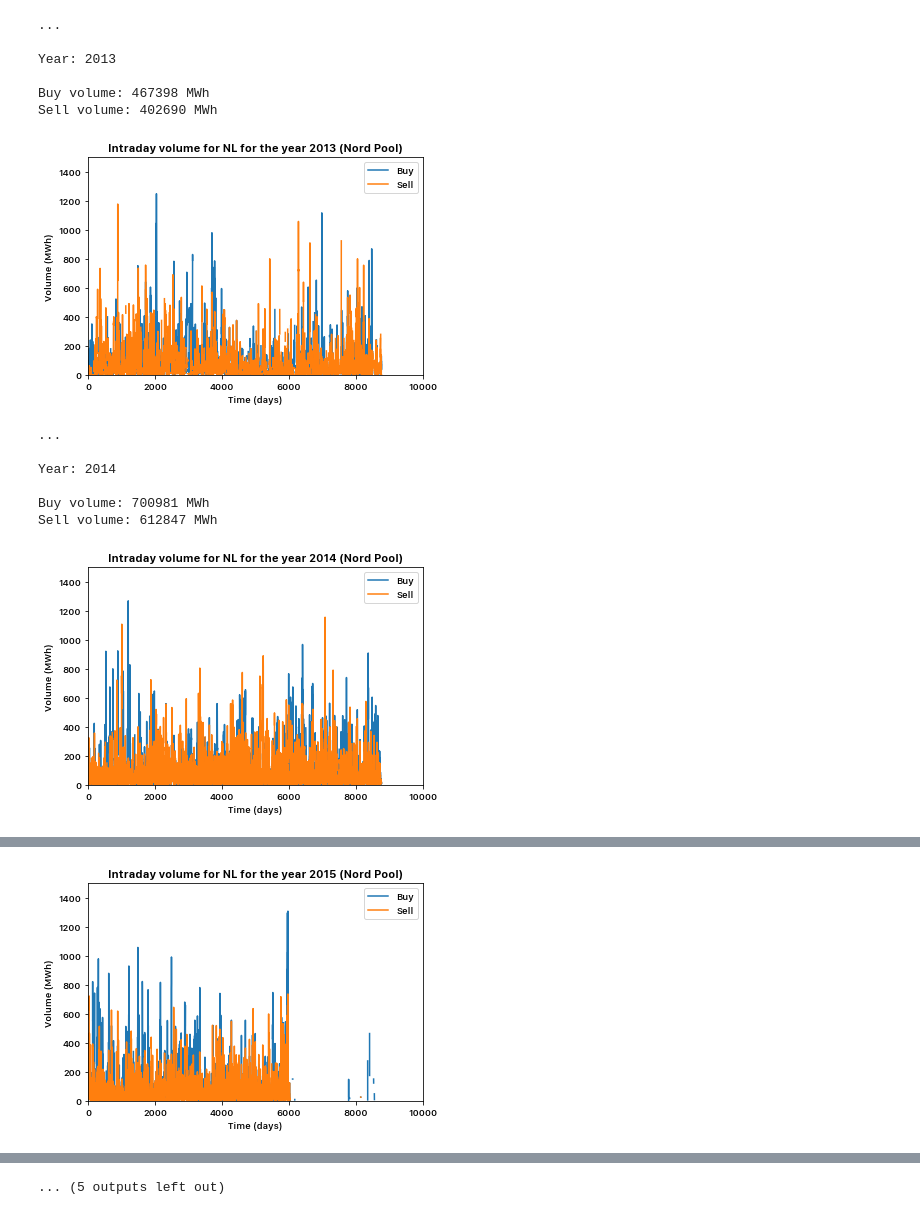
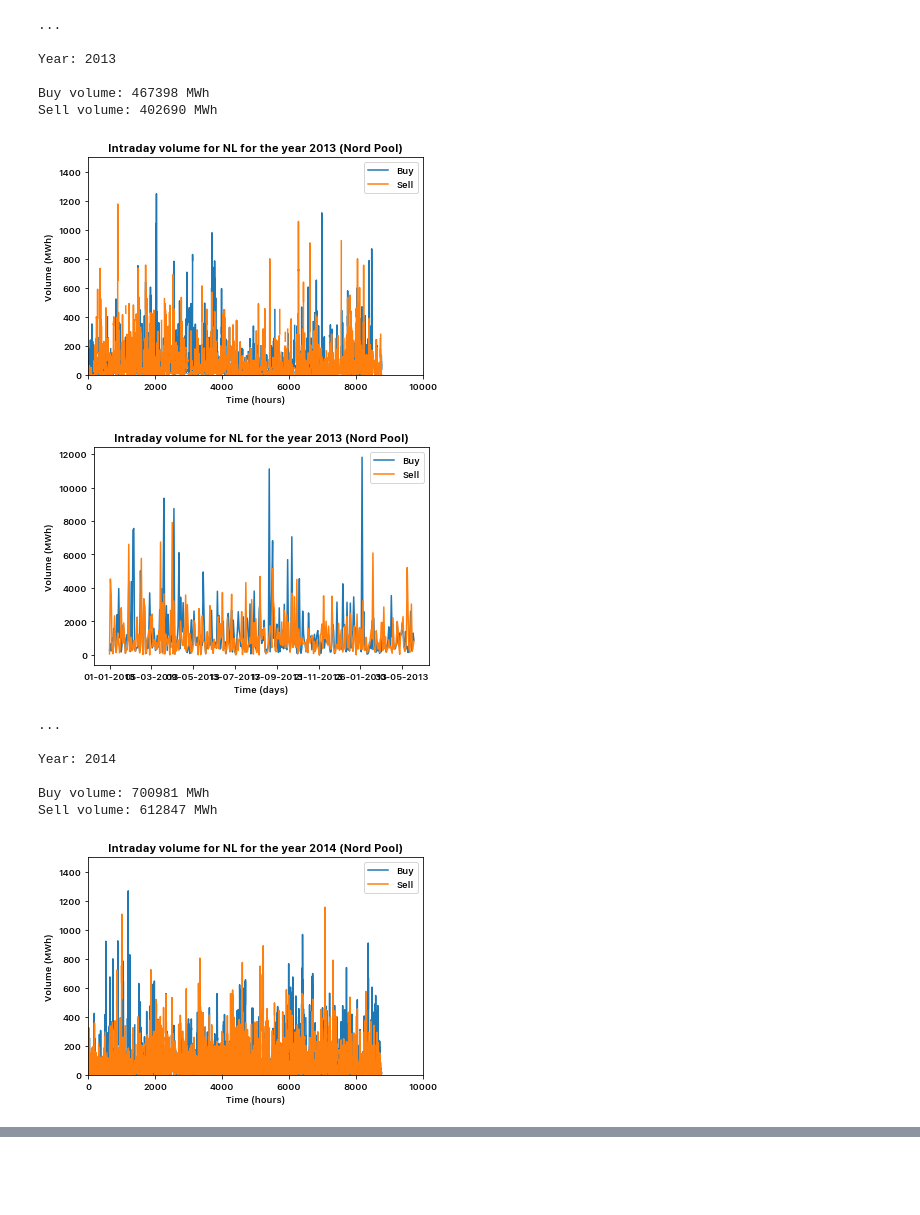
Before and after one commit to timovijn/ElectricityPriceForecasting, a Jupyter notebook: Elbas volumes/nordpool.ipynb, the cells around one changed output, grey strips where cells are left out. Saved outputs shown, nothing was run; the diff lists cells and outputs as text; code cells hidden in the pictures; blank space fills up the shorter version.

```diff
--- a/Elbas volumes/nordpool.ipynb
+++ b/Elbas volumes/nordpool.ipynb
@@ -20,13 +25,19 @@ dfo = pd.DataFrame()
 
 buy = []
 sell = []
+breaks = []
 
 for y in years:
     i = years.index(y)
     df = pd.read_html(f"./elbas-volumes_{y}_hourly.xls", header=[2,3], decimal=',', thousands='.')
     df = df[0]
-    df = df[(country)]
-    df = df.apply(pd.to_numeric, args=('coerce',))
+    df2 = df[(country)]
+    df2 = df2.apply(pd.to_numeric, args=('coerce',))
+    df2['Date'] = df.iloc[:, [0]]
+    df2['Time'] = df.iloc[:, [1]]
+    df = df2
+
+    df_group = df.groupby(['Date']).sum()
 
     buy.append(df['Buy'].sum())
     sell.append(df['Sell'].sum())
@@ -40,37 +51,47 @@ for y in years:
     print(colored(f'Sell volume: {int(round(sell[i]))} MWh', 'blue'))
     print('')
 
     df.plot(legend=True)
     plt.title(f'Intraday volume for {country} for the year {y} (Nord Pool)')
     plt.xlim(0,10000)
     plt.ylim(0, 1500)
+    plt.xlabel(r'Time (hours)')
+    plt.ylabel(r'Volume (MWh)')
+    plt.show()
+
+    df_group.plot(legend=True)
+    plt.title(f'Intraday volume for {country} for the year {y} (Nord Pool)')
+    # plt.xlim(0,50)
+    # plt.ylim(0, 1500)
     plt.xlabel(r'Time (days)')
     plt.ylabel(r'Volume (MWh)')
     plt.show()
 
     dfo = dfo.append(df, ignore_index = True)
+    breaks.append(len(dfo))
 
 print('')
 print(colored('...','white'))
 print('')
 print(colored(f'Period: {years[0]}–{years[-1]}', 'blue'))
 print(colored(f'Buy volume: {int(round(sum(buy)))} MWh', 'blue'))
 print(colored(f'Sell volume: {int(round(sum(sell)))} MWh', 'blue'))
 print('')
 print(colored('...','white'))
 print('')
 # %% [output]
 ...
 
 Year: 2013
 
 Buy volume: 467398 MWh
 Sell volume: 402690 MWh
 [figure]
+[figure, new version]
 ...
 
 Year: 2014
 
 Buy volume: 700981 MWh
 Sell volume: 612847 MWh
-[figure, old version]
+[figure, new version]
@@ -80,4 +102,3 @@ Year: 2015
 
 Buy volume: 549584 MWh
 Sell volume: 374836 MWh
-[figure, old version]
@@ -105,2 +116 @@ Sell volume: 2854 MWh
-... (5 outputs left out)
 # %%
```
Also changed, not shown: parts of 3 cells of this notebook, 1 other file.
